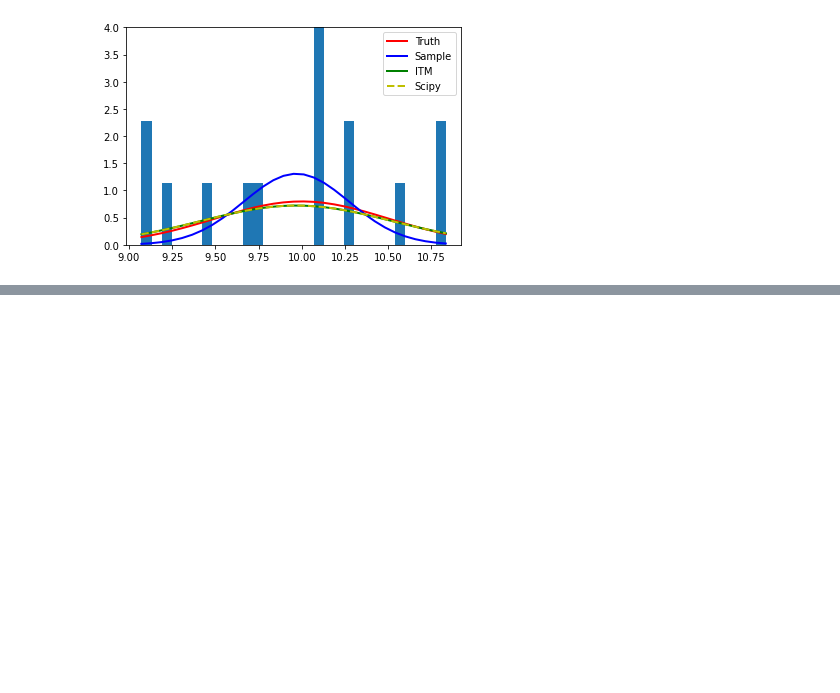
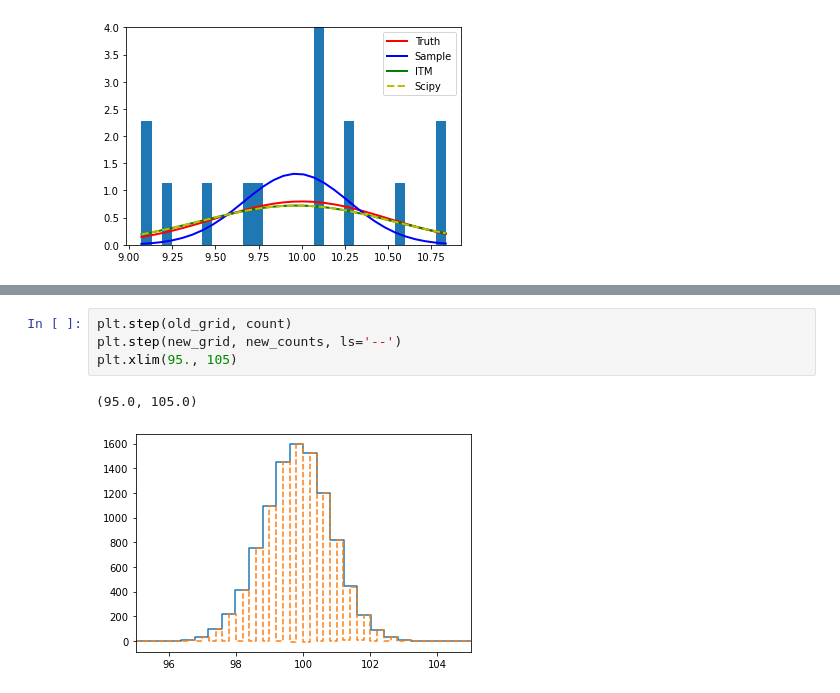
Before and after one commit to MeighenBergerS/inthemoment, a Jupyter notebook: examples/example.ipynb, the cells around one changed output, grey strips where cells are left out. Saved outputs shown, nothing was run; the diff lists cells and outputs as text; blank space fills up the shorter version.

```diff
--- a/examples/example.ipynb
+++ b/examples/example.ipynb
@@ -83,0 +139,7 @@ plt.step(new_grid, new_counts)
+# %%
+plt.step(old_grid, count)
+plt.step(new_grid, new_counts, ls='--')
+plt.xlim(95., 105)
+# %% [output]
+(95.0, 105.0)
+[figure, added]
```
Also changed, not shown: parts of 6 cells of this notebook, 1 other file.
